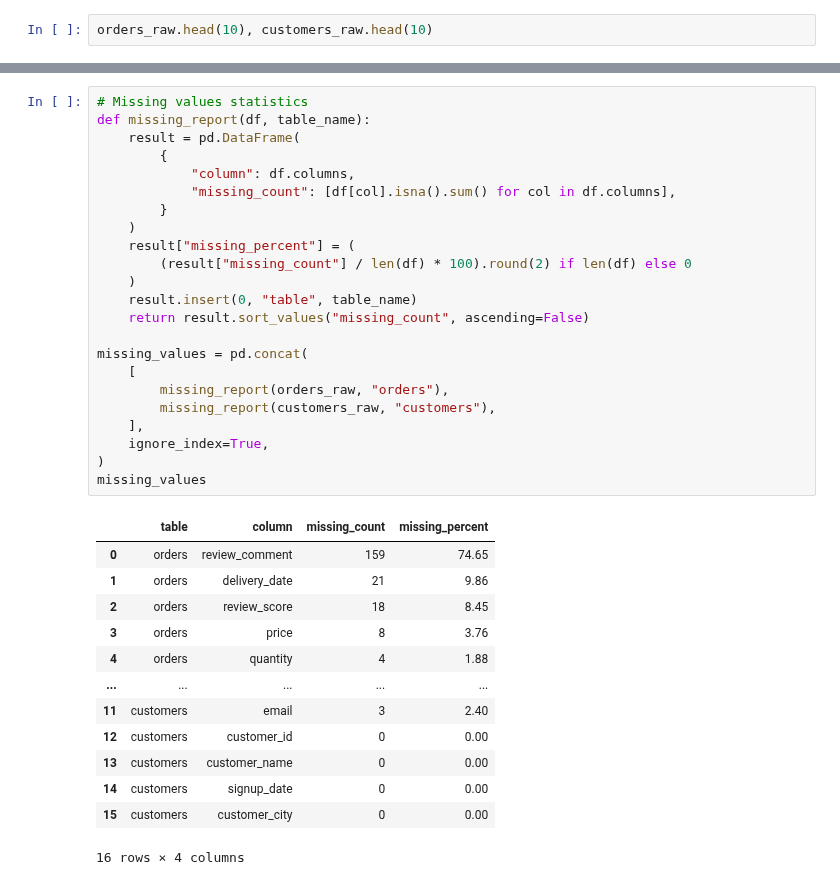
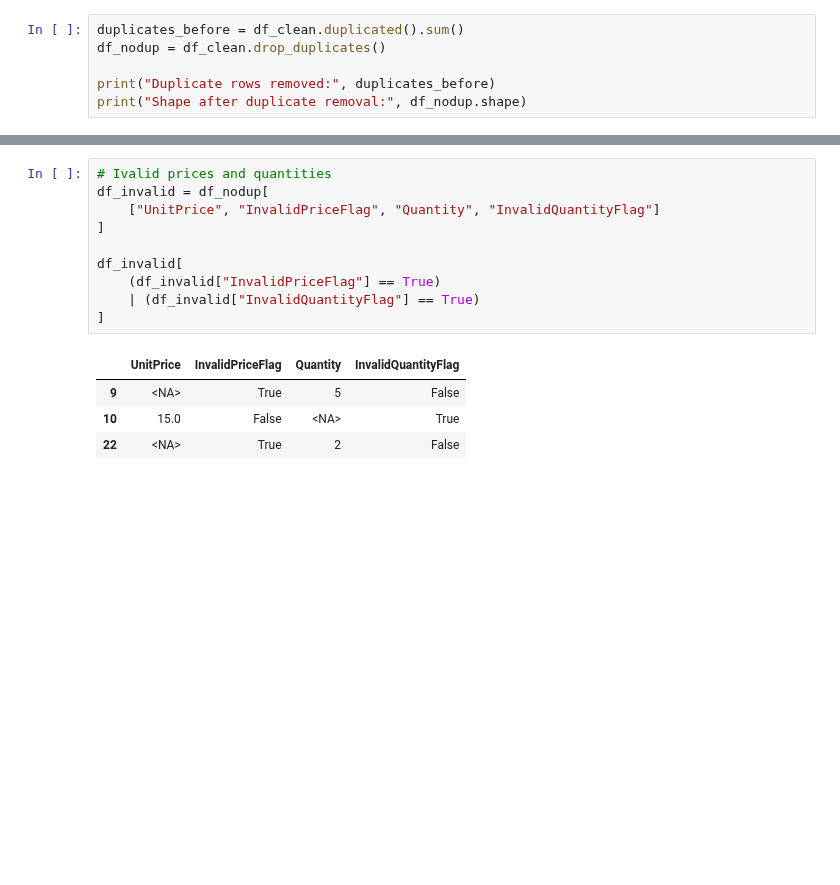
Before and after one commit to jackOfnoTraits/infra-training-updates, a Jupyter notebook: Day-11/DC-22-Day 11 - Task 2 - Data Cleaning, Preprocessing & Validation Using Pandas/attachments/Day-11-Task-2.ipynb, the cells around one changed output, grey strips where cells are left out. Cells and saved outputs as stored; diff of their text form; blank space fills up the shorter version.

```diff
--- a/Day-11/DC-22-Day 11 - Task 2 - Data Cleaning, Preprocessing & Validation Using Pandas/attachments/Day-11-Task-2.ipynb
+++ b/Day-11/DC-22-Day 11 - Task 2 - Data Cleaning, Preprocessing & Validation Using Pandas/attachments/Day-11-Task-2.ipynb
@@ -74,2 +124,6 @@ raw_overview
 # %%
-orders_raw.head(10), customers_raw.head(10)
+duplicates_before = df_clean.duplicated().sum()
+df_nodup = df_clean.drop_duplicates()
+
+print("Duplicate rows removed:", duplicates_before)
+print("Shape after duplicate removal:", df_nodup.shape)
@@ -132,38 +226,16 @@ Index(['customer_id', 'customer_name', 'email', 'signup_date',
 # %%
-# Missing values statistics
-def missing_report(df, table_name):
-    result = pd.DataFrame(
-        {
-            "column": df.columns,
-            "missing_count": [df[col].isna().sum() for col in df.columns],
-        }
-    )
-    result["missing_percent"] = (
-        (result["missing_count"] / len(df) * 100).round(2) if len(df) else 0
-    )
-    result.insert(0, "table", table_name)
-    return result.sort_values("missing_count", ascending=False)
+# Ivalid prices and quantities
+df_invalid = df_nodup[
+    ["UnitPrice", "InvalidPriceFlag", "Quantity", "InvalidQuantityFlag"]
+]
 
-missing_values = pd.concat(
-    [
-        missing_report(orders_raw, "orders"),
-        missing_report(customers_raw, "customers"),
-    ],
-    ignore_index=True,
-)
-missing_values
+df_invalid[
+    (df_invalid["InvalidPriceFlag"] == True)
+    | (df_invalid["InvalidQuantityFlag"] == True)
+]
 # %% [output]
-|  | table | column | missing_count | missing_percent |
-| 0 | orders | review_comment | 159 | 74.65 |
-| 1 | orders | delivery_date | 21 | 9.86 |
-| 2 | orders | review_score | 18 | 8.45 |
-| 3 | orders | price | 8 | 3.76 |
-| 4 | orders | quantity | 4 | 1.88 |
-| ... | ... | ... | ... | ... |
-| 11 | customers | email | 3 | 2.40 |
-| 12 | customers | customer_id | 0 | 0.00 |
-| 13 | customers | customer_name | 0 | 0.00 |
-| 14 | customers | signup_date | 0 | 0.00 |
-| 15 | customers | customer_city | 0 | 0.00 |
+|  | UnitPrice | InvalidPriceFlag | Quantity | InvalidQuantityFlag |
+| 9 | <NA> | True | 5 | False |
+| 10 | 15.0 | False | <NA> | True |
+| 22 | <NA> | True | 2 | False |
-16 rows × 4 columns
 # %%
```
Also changed, not shown: parts of 23 cells of this notebook.
